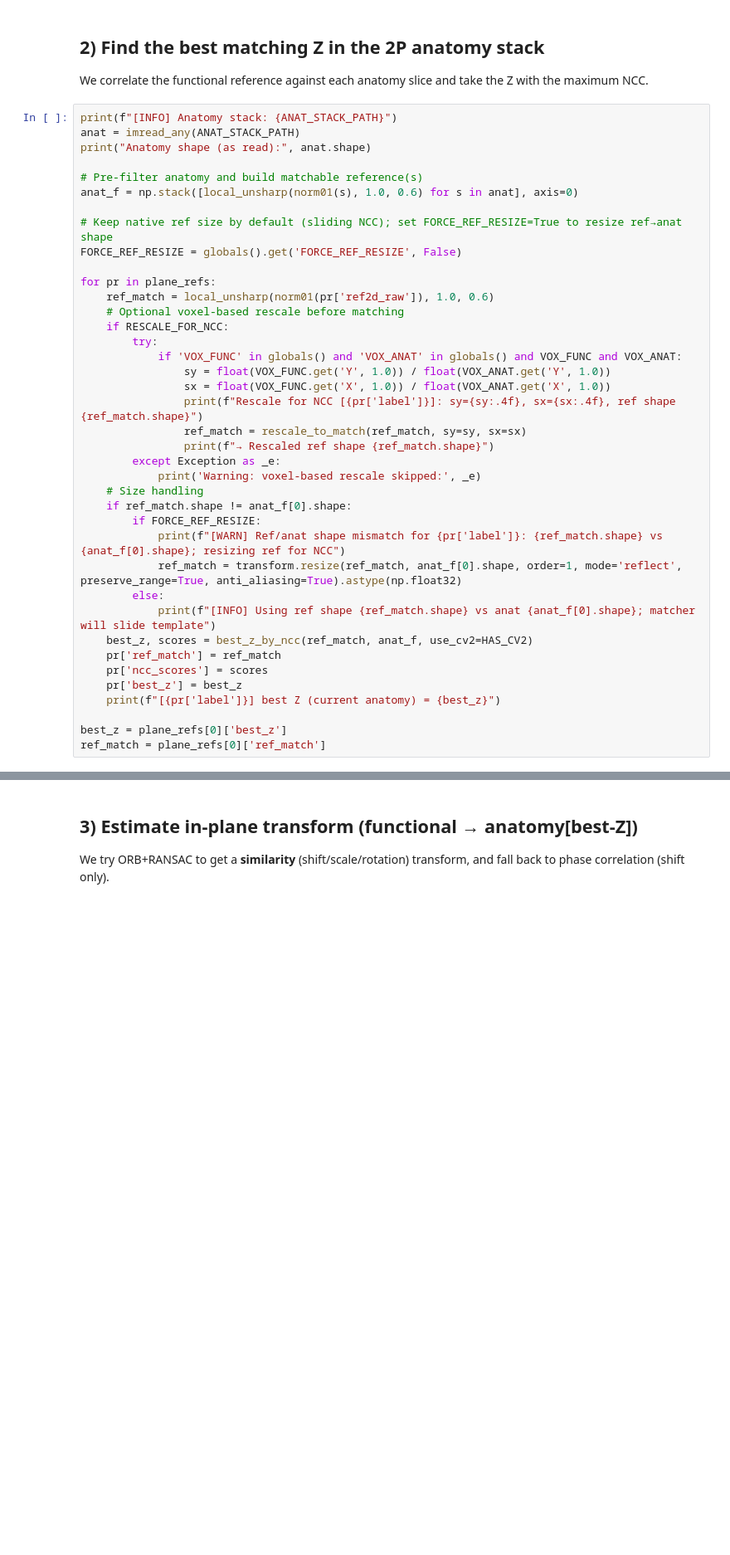
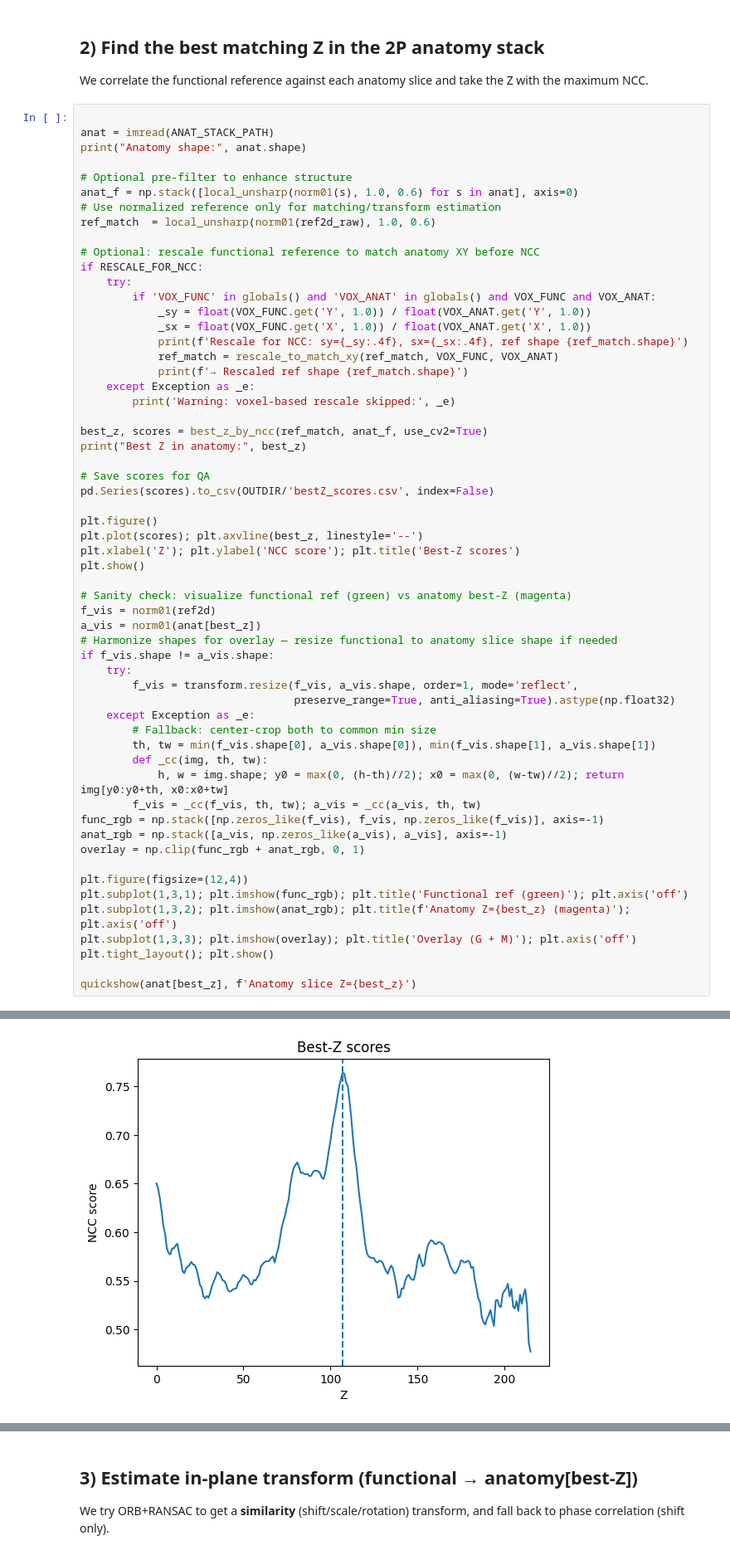
Before and after one commit to LarschLab/ddharmap-ANTs, a Jupyter notebook: 2PF_to_HCR.ipynb, the cells around one changed output, grey strips where cells are left out. Shown at 83% size. Drawn from its saved outputs; the diff is of its cells as text; blank space fills up the shorter version.

```diff
--- a/2PF_to_HCR.ipynb
+++ b/2PF_to_HCR.ipynb
@@ -503,42 +649,61 @@ else:
 ## 2) Find the best matching Z in the 2P anatomy stack
 We correlate the functional reference against each anatomy slice and take the Z with the maximum NCC.
 # %%
-print(f"[INFO] Anatomy stack: {ANAT_STACK_PATH}")
-anat = imread_any(ANAT_STACK_PATH)
-print("Anatomy shape (as read):", anat.shape)
 
-# Pre-filter anatomy and build matchable reference(s)
+anat = imread(ANAT_STACK_PATH)
+print("Anatomy shape:", anat.shape)
+
+# Optional pre-filter to enhance structure
 anat_f = np.stack([local_unsharp(norm01(s), 1.0, 0.6) for s in anat], axis=0)
+# Use normalized reference only for matching/transform estimation
+ref_match  = local_unsharp(norm01(ref2d_raw), 1.0, 0.6)
 
-# Keep native ref size by default (sliding NCC); set FORCE_REF_RESIZE=True to resize ref→anat shape
-FORCE_REF_RESIZE = globals().get('FORCE_REF_RESIZE', False)
+# Optional: rescale functional reference to match anatomy XY before NCC
+if RESCALE_FOR_NCC:
+    try:
+        if 'VOX_FUNC' in globals() and 'VOX_ANAT' in globals() and VOX_FUNC and VOX_ANAT:
+            _sy = float(VOX_FUNC.get('Y', 1.0)) / float(VOX_ANAT.get('Y', 1.0))
+            _sx = float(VOX_FUNC.get('X', 1.0)) / float(VOX_ANAT.get('X', 1.0))
+            print(f'Rescale for NCC: sy={_sy:.4f}, sx={_sx:.4f}, ref shape {ref_match.shape}')
+            ref_match = rescale_to_match_xy(ref_match, VOX_FUNC, VOX_ANAT)
+            print(f'→ Rescaled ref shape {ref_match.shape}')
+    except Exception as _e:
+        print('Warning: voxel-based rescale skipped:', _e)
 
-for pr in plane_refs:
-    ref_match = local_unsharp(norm01(pr['ref2d_raw']), 1.0, 0.6)
-    # Optional voxel-based rescale before matching
-    if RESCALE_FOR_NCC:
-        try:
-            if 'VOX_FUNC' in globals() and 'VOX_ANAT' in globals() and VOX_FUNC and VOX_ANAT:
-                sy = float(VOX_FUNC.get('Y', 1.0)) / float(VOX_ANAT.get('Y', 1.0))
-                sx = float(VOX_FUNC.get('X', 1.0)) / float(VOX_ANAT.get('X', 1.0))
-                print(f"Rescale for NCC [{pr['label']}]: sy={sy:.4f}, sx={sx:.4f}, ref shape {ref_match.shape}")
-                ref_match = rescale_to_match(ref_match, sy=sy, sx=sx)
-                print(f"→ Rescaled ref shape {ref_match.shape}")
-        except Exception as _e:
-            print('Warning: voxel-based rescale skipped:', _e)
-    # Size handling
-    if ref_match.shape != anat_f[0].shape:
-        if FORCE_REF_RESIZE:
-            print(f"[WARN] Ref/anat shape mismatch for {pr['label']}: {ref_match.shape} vs {anat_f[0].shape}; resizing ref for NCC")
-            ref_match = transform.resize(ref_match, anat_f[0].shape, order=1, mode='reflect', preserve_range=True, anti_aliasing=True).astype(np.float32)
-        else:
-            print(f"[INFO] Using ref shape {ref_match.shape} vs anat {anat_f[0].shape}; matcher will slide template")
-    best_z, scores = best_z_by_ncc(ref_match, anat_f, use_cv2=HAS_CV2)
-    pr['ref_match'] = ref_match
-    pr['ncc_scores'] = scores
-    pr['best_z'] = best_z
-    print(f"[{pr['label']}] best Z (current anatomy) = {best_z}")
+best_z, scores = best_z_by_ncc(ref_match, anat_f, use_cv2=True)
+print("Best Z in anatomy:", best_z)
 
-best_z = plane_refs[0]['best_z']
-ref_match = plane_refs[0]['ref_match']
+# Save scores for QA
+pd.Series(scores).to_csv(OUTDIR/'bestZ_scores.csv', index=False)
+
+plt.figure()
+plt.plot(scores); plt.axvline(best_z, linestyle='--')
+plt.xlabel('Z'); plt.ylabel('NCC score'); plt.title('Best-Z scores')
+plt.show()
+
+# Sanity check: visualize functional ref (green) vs anatomy best-Z (magenta)
+f_vis = norm01(ref2d)
+a_vis = norm01(anat[best_z])
+# Harmonize shapes for overlay — resize functional to anatomy slice shape if needed
+if f_vis.shape != a_vis.shape:
+    try:
+        f_vis = transform.resize(f_vis, a_vis.shape, order=1, mode='reflect',
+                                 preserve_range=True, anti_aliasing=True).astype(np.float32)
+    except Exception as _e:
+        # Fallback: center-crop both to common min size
+        th, tw = min(f_vis.shape[0], a_vis.shape[0]), min(f_vis.shape[1], a_vis.shape[1])
+        def _cc(img, th, tw):
+            h, w = img.shape; y0 = max(0, (h-th)//2); x0 = max(0, (w-tw)//2); return img[y0:y0+th, x0:x0+tw]
+        f_vis = _cc(f_vis, th, tw); a_vis = _cc(a_vis, th, tw)
+func_rgb = np.stack([np.zeros_like(f_vis), f_vis, np.zeros_like(f_vis)], axis=-1)
+anat_rgb = np.stack([a_vis, np.zeros_like(a_vis), a_vis], axis=-1)
+overlay = np.clip(func_rgb + anat_rgb, 0, 1)
+
+plt.figure(figsize=(12,4))
+plt.subplot(1,3,1); plt.imshow(func_rgb); plt.title('Functional ref (green)'); plt.axis('off')
+plt.subplot(1,3,2); plt.imshow(anat_rgb); plt.title(f'Anatomy Z={best_z} (magenta)'); plt.axis('off')
+plt.subplot(1,3,3); plt.imshow(overlay); plt.title('Overlay (G + M)'); plt.axis('off')
+plt.tight_layout(); plt.show()
+
+quickshow(anat[best_z], f'Anatomy slice Z={best_z}')
 # %% [output]
@@ -556,0 +712 @@ Legacy anatomy shape (after orientation handling): (750, 750, 216)
+[figure, added]
```
Also changed, not shown: parts of 15 cells of this notebook.
